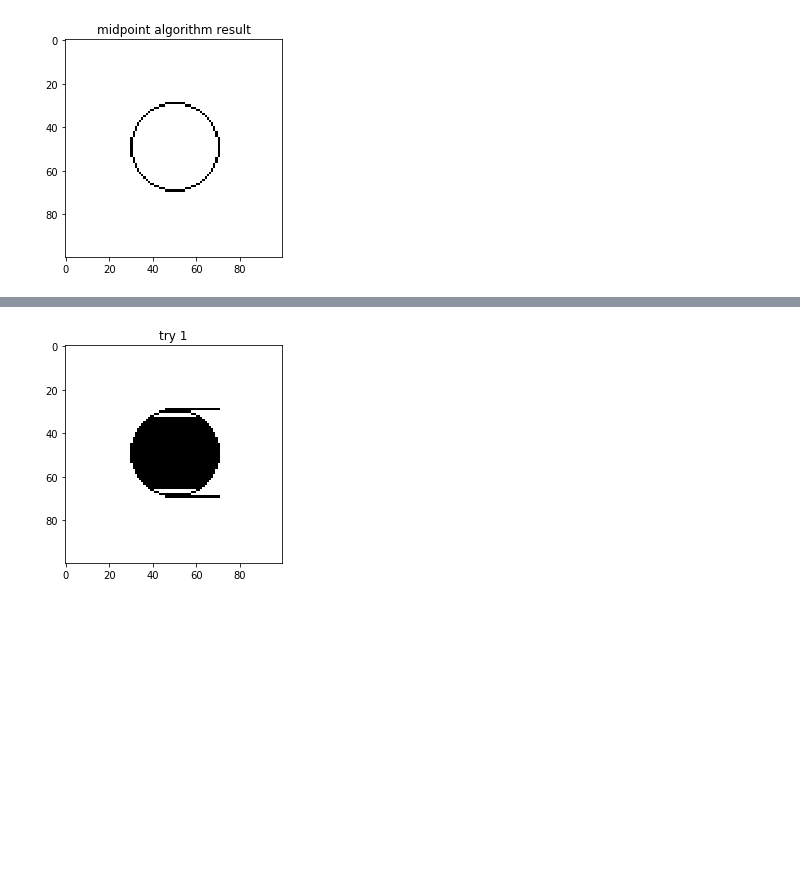
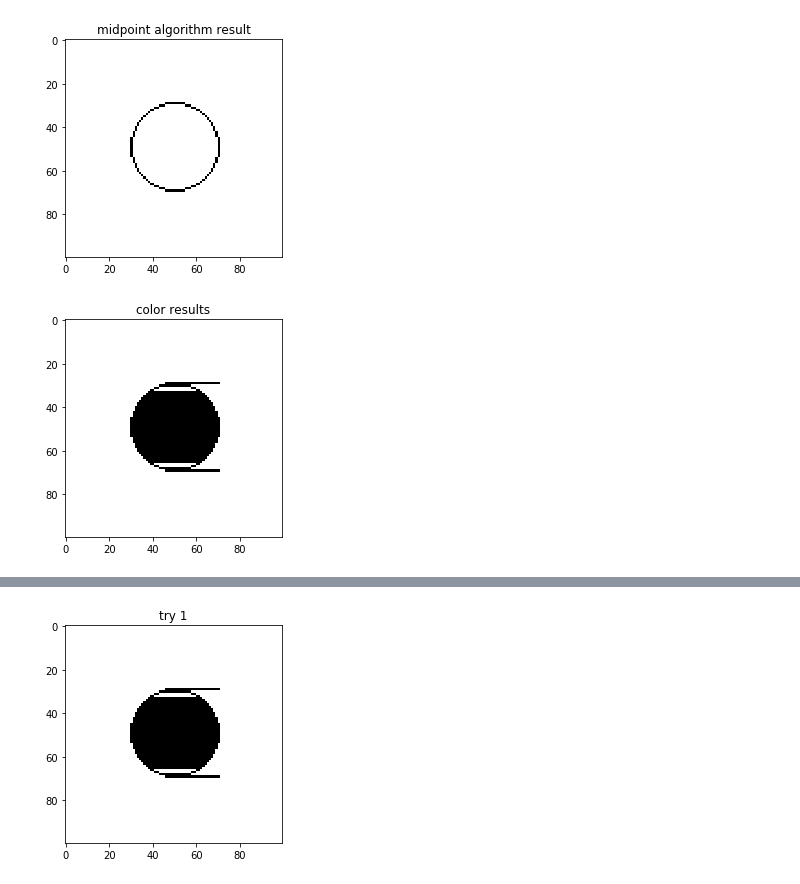
Before and after one commit to vcg-uvic/csc205, a Jupyter notebook: notebooks/lecture-05-circles-and-filled-regions-part2.ipynb, the cells around one changed output, grey strips where cells are left out. Drawn from its saved outputs; the diff is of its cells as text; code cells hidden in the pictures; blank space fills up the shorter version.

```diff
--- a/notebooks/lecture-05-circles-and-filled-regions-part2.ipynb
+++ b/notebooks/lecture-05-circles-and-filled-regions-part2.ipynb
@@ -36,7 +36,7 @@ y0 = 50
 R = 20
 canvas = reset_canvas(N)
 # init
-d = 5/4 - R
+d = 5 - 4 * R
 x_s = 0
 x_e = int(np.round(1/np.sqrt(2) * R))
 y = R
@@ -44,13 +44,42 @@ for x in range(x_s, x_e + 1):
     canvas = draw8(canvas, x, y, x0, y0)
     if d < 0:
         # midpoint in circle, choose E
-        delta = 2 * x + 3
+        delta = 8 * x + 12
         y = y
     else:
         # midpoint outside circle, choose SE
-        delta = 2 * x - 2 * y + 5
+        delta = 8 * x - 8 * y + 20
         y = y - 1
     d += delta
 show_canvas(canvas, "midpoint algorithm result")
 # %% [output]
 [figure]
+# %%
+# Continuing onwards, Let's try to fill this circle
+
+# we'll make a copy because we don't want to redo the drawing above
+
+# This is a wrong way to copy! It will simply create another "reference"
+# new_canvas = canvas
+# new_canvas[:] = 0.0
+# show_canvas(canvas, "midpoint algorithm result") # <- wrong to do
+
+new_canvas = canvas.copy()
+# new_canvas[:] = 0.0
+# show_canvas(canvas, "midpoint algorithm result") # <- wrong to do
+
+# Since we know that the circle extends only up R, we'll loop though there
+for y in range(y0 - R, y0 + R + 1):
+    number_of_crosses = 0
+    for x in range(x0 - R, x0 + R + 1):
+        if canvas[(N-1) - y, x] <= 0.0:
+            number_of_crosses += 1
+        if number_of_crosses % 2 == 1:
+            new_canvas[(N-1) - y, x] = 0.0
+
+
+# While looping, we will then count how many black pixels we've seen,
+# and color if we have seen black pixel odd number of times
+show_canvas(new_canvas, "color results")
+# %% [output]
+[figure, added]
```
Also changed, not shown: parts of 5 cells of this notebook, 1 other file.
